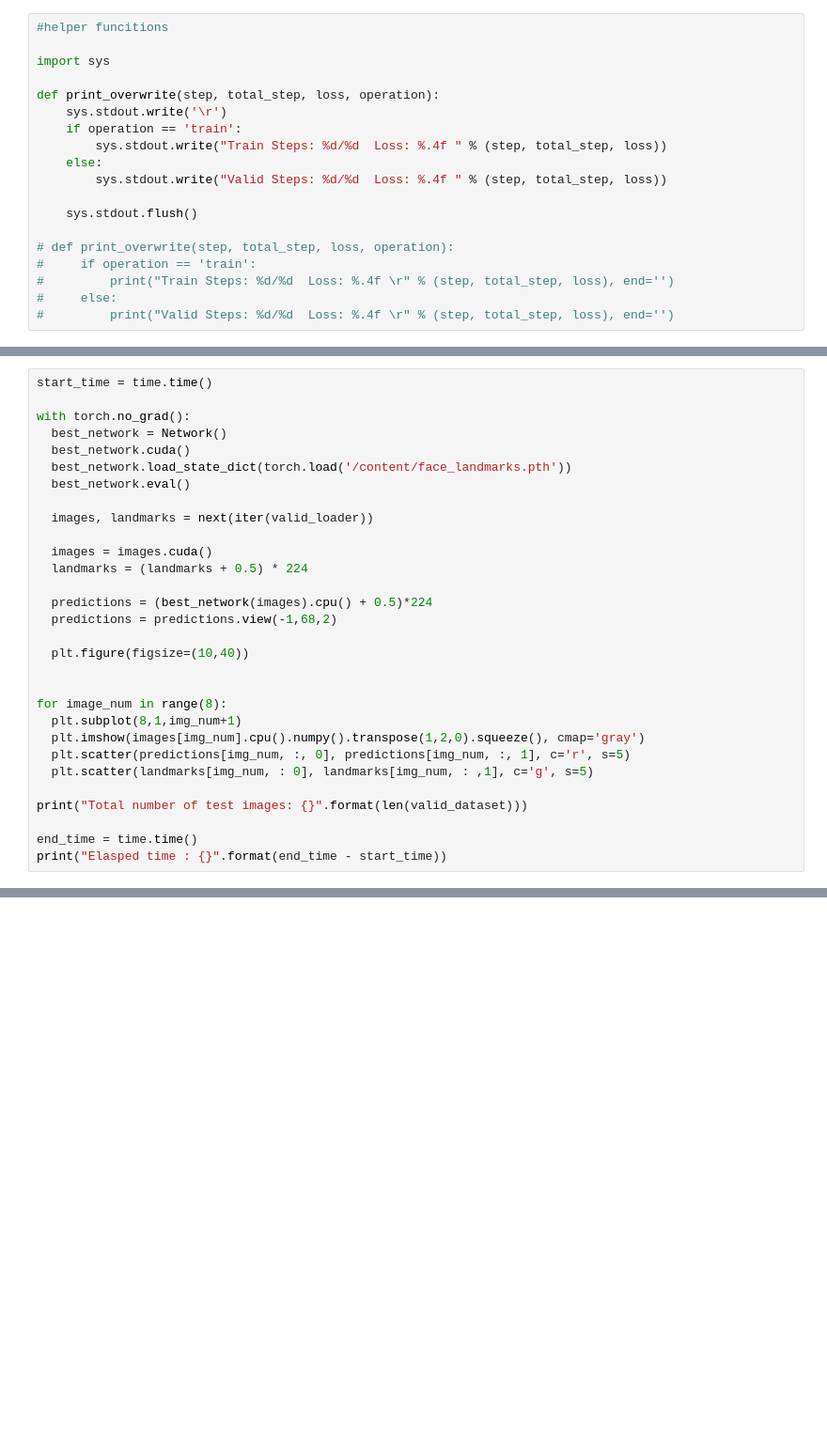
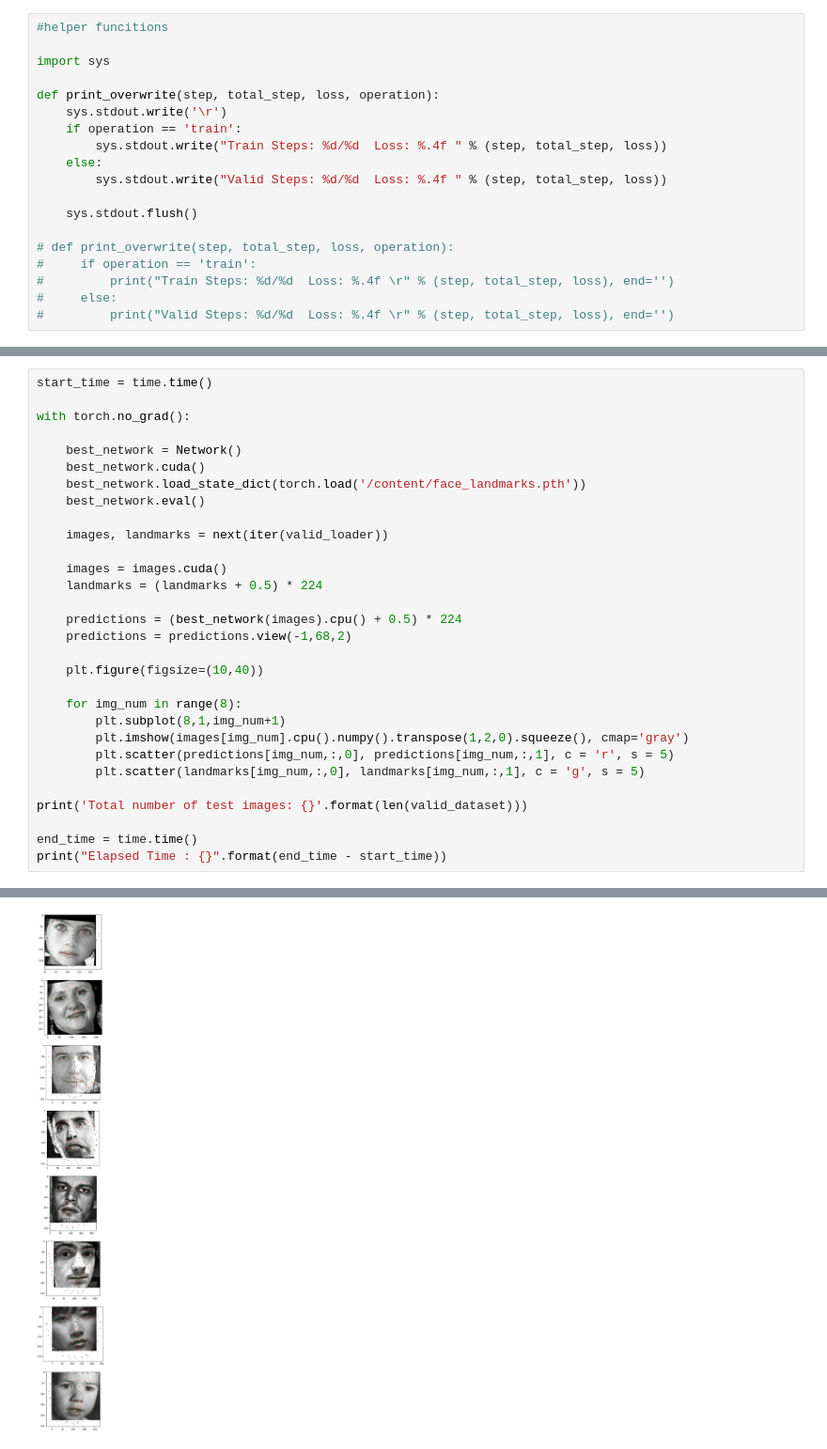
Before and after one commit to SubekSharma/Face_Landmarks_Detection, a Jupyter notebook: face_landmarks_detection.ipynb, the cells around one changed output, grey strips where cells are left out. Shown at 94% size. Drawn from its saved outputs; the diff is of its cells as text; blank space fills up the shorter version.

```diff
--- a/face_landmarks_detection.ipynb
+++ b/face_landmarks_detection.ipynb
@@ -297,30 +312,30 @@ KeyboardInterrupt: ignored
 start_time = time.time()
 
 with torch.no_grad():
-  best_network = Network()
-  best_network.cuda()
-  best_network.load_state_dict(torch.load('/content/face_landmarks.pth'))
-  best_network.eval()
 
-  images, landmarks = next(iter(valid_loader))
+    best_network = Network()
+    best_network.cuda()
+    best_network.load_state_dict(torch.load('/content/face_landmarks.pth'))
+    best_network.eval()
 
-  images = images.cuda()
-  landmarks = (landmarks + 0.5) * 224
+    images, landmarks = next(iter(valid_loader))
 
-  predictions = (best_network(images).cpu() + 0.5)*224
-  predictions = predictions.view(-1,68,2)
+    images = images.cuda()
+    landmarks = (landmarks + 0.5) * 224
 
-  plt.figure(figsize=(10,40))
+    predictions = (best_network(images).cpu() + 0.5) * 224
+    predictions = predictions.view(-1,68,2)
 
+    plt.figure(figsize=(10,40))
 
-for image_num in range(8):
-  plt.subplot(8,1,img_num+1)
-  plt.imshow(images[img_num].cpu().numpy().transpose(1,2,0).squeeze(), cmap='gray')
-  plt.scatter(predictions[img_num, :, 0], predictions[img_num, :, 1], c='r', s=5)
-  plt.scatter(landmarks[img_num, : 0], landmarks[img_num, : ,1], c='g', s=5)
+    for img_num in range(8):
+        plt.subplot(8,1,img_num+1)
+        plt.imshow(images[img_num].cpu().numpy().transpose(1,2,0).squeeze(), cmap='gray')
+        plt.scatter(predictions[img_num,:,0], predictions[img_num,:,1], c = 'r', s = 5)
+        plt.scatter(landmarks[img_num,:,0], landmarks[img_num,:,1], c = 'g', s = 5)
 
-print("Total number of test images: {}".format(len(valid_dataset)))
+print('Total number of test images: {}'.format(len(valid_dataset)))
 
 end_time = time.time()
-print("Elasped time : {}".format(end_time - start_time))
+print("Elapsed Time : {}".format(end_time - start_time))
 # %% [output]
@@ -327,0 +344 @@ FileNotFoundError: ignored
+[figure, added]
```
Also changed, not shown: parts of 3 cells of this notebook.
